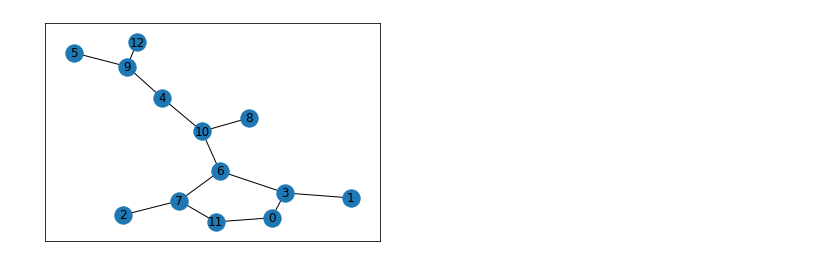
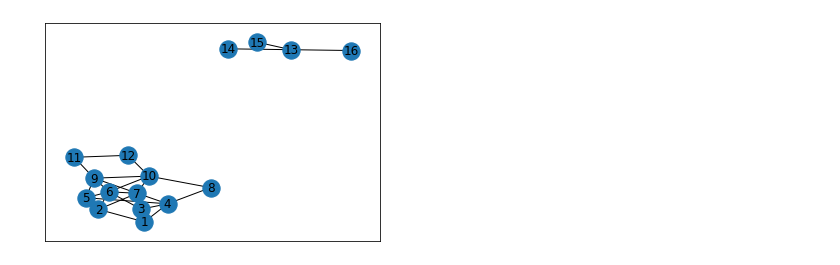
Before and after one commit to molr298/graph-mining-project, a Jupyter notebook: main.ipynb, the cells around one changed output. Saved outputs shown, nothing was run; the diff lists cells and outputs as text; code cells hidden in the pictures.

```diff
--- a/main.ipynb
+++ b/main.ipynb
@@ -32,11 +32,15 @@ def PNSubGraph(visited, graph, node):
 
        if len(PN[neighbour]) < threshPN :
            PN[neighbour].append(s)
-# %%
-G = nx.fast_gnp_random_graph(13, 0.2, 120)
-nx.draw_networkx(G)
-# %% [output]
-[figure, removed]
+# %%
+import pandas as pd
+G_df = pd.read_csv('primaryschool.csv')
+G_df
+G = nx.from_pandas_edgelist(G_df, 'Source', 'Target')
+
+nx.draw_networkx(G)
+# %% [output]
+[figure, added]
 # %%
 V = list(G.degree())
 V.sort(key=lambda tup: tup[0])
```
Also changed, not shown: parts of 10 cells of this notebook, 4 other files.
